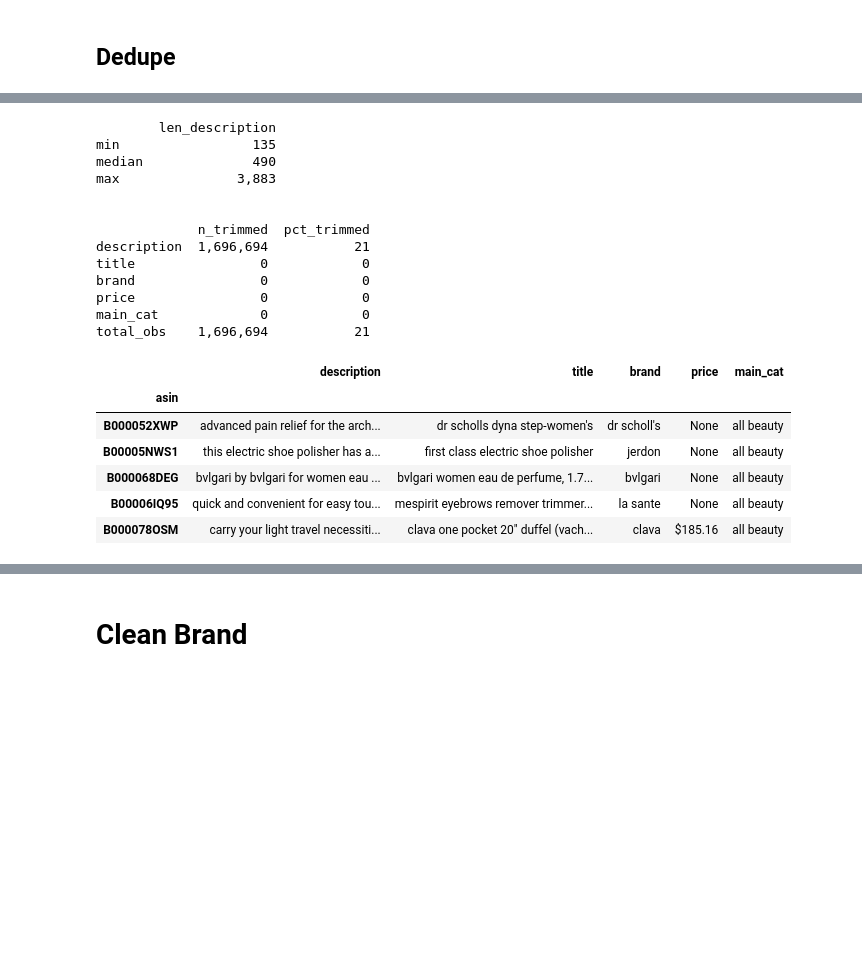
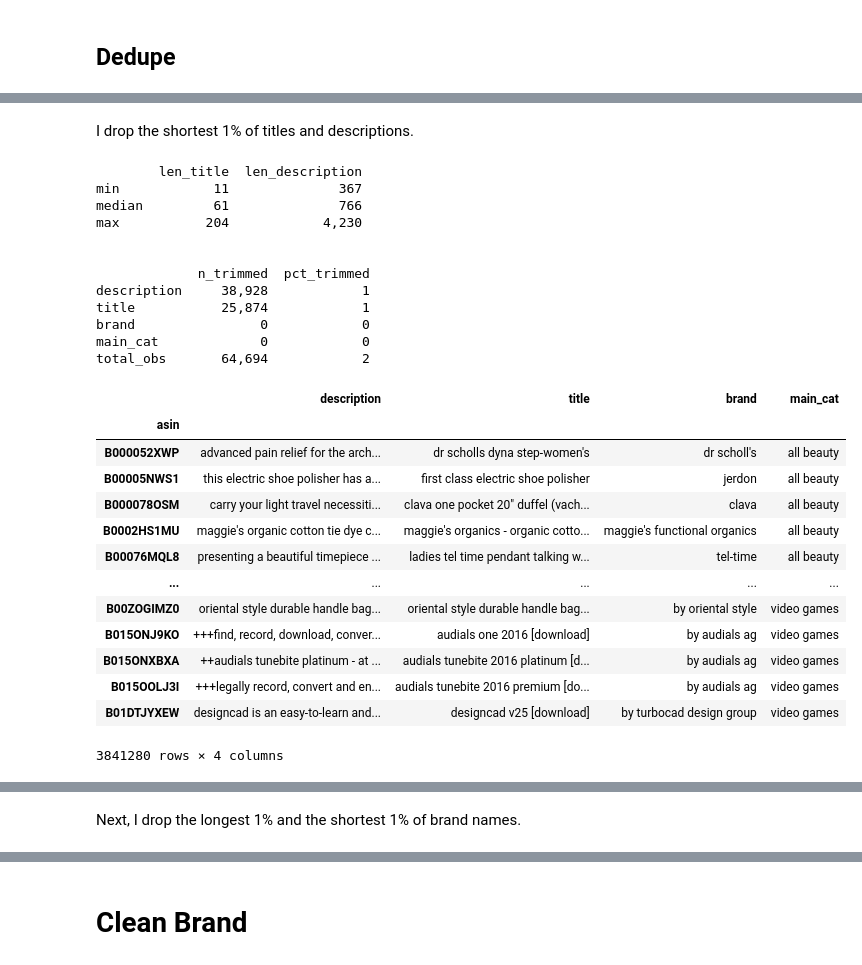
Before and after one commit to ndgigliotti/amazon-product-classifier, a Jupyter notebook: big_clean.ipynb, the cells around one changed output, grey strips where cells are left out. Drawn from its saved outputs; the diff is of its cells as text; code cells hidden in the pictures; blank space fills up the shorter version.

Commit message:
drop more short docs

```diff
--- a/big_clean.ipynb
+++ b/big_clean.ipynb
@@ -367,4 +528,4 @@ df.to_parquet(
 # %%
-df = pd.read_parquet("data/clean_text", engine="pyarrow")
+df = pd.read_parquet("data/filter_checkpoint", engine="pyarrow")
 df.head()
 # %% [output]
@@ -391,34 +552,39 @@ max             257,332      1,996      1,986      4,648
 [interactive output not drawn]
+# %% [markdown]
+I drop the shortest 1% of titles and descriptions.
 # %%
-df = lang.trim_length_outliers(
-    df,
-    subset=["description"],
-    q_lower=0.2,
-    q_upper=0.99,
-)
-df.head()
+df = lang.trim_length_outliers(df, subset=["title", "description"], q_lower=0.01)
+df
 # %% [output]
-        len_description
-min                 135
-median              490
-max               3,883
+        len_title  len_description
+min            11              367
+median         61              766
+max           204            4,230
 
 
              n_trimmed  pct_trimmed
-description  1,696,694           21
-title                0            0
+description     38,928            1
+title           25,874            1
 brand                0            0
-price                0            0
 main_cat             0            0
-total_obs    1,696,694           21
+total_obs       64,694            2
-|  | description | title | brand | price | main_cat |
-| asin |  |  |  |  |  |
-| B000052XWP | advanced pain relief for the arch... | dr scholls dyna step-women's | dr scholl's | None | all beauty |
-| B00005NWS1 | this electric shoe polisher has a... | first class electric shoe polisher | jerdon | None | all beauty |
-| B000068DEG | bvlgari by bvlgari for women eau ... | bvlgari women eau de perfume, 1.7... | bvlgari | None | all beauty |
-| B00006IQ95 | quick and convenient for easy tou... | mespirit eyebrows remover trimmer... | la sante | None | all beauty |
-| B000078OSM | carry your light travel necessiti... | clava one pocket 20" duffel (vach... | clava | $185.16 | all beauty |
+|  | description | title | brand | main_cat |
+| asin |  |  |  |  |
+| B000052XWP | advanced pain relief for the arch... | dr scholls dyna step-women's | dr scholl's | all beauty |
+| B00005NWS1 | this electric shoe polisher has a... | first class electric shoe polisher | jerdon | all beauty |
+| B000078OSM | carry your light travel necessiti... | clava one pocket 20" duffel (vach... | clava | all beauty |
+| B0002HS1MU | maggie's organic cotton tie dye c... | maggie's organics - organic cotto... | maggie's functional organics | all beauty |
+| B00076MQL8 | presenting a beautiful timepiece ... | ladies tel time pendant talking w... | tel-time | all beauty |
+| ... | ... | ... | ... | ... |
+| B00ZOGIMZ0 | oriental style durable handle bag... | oriental style durable handle bag... | by oriental style | video games |
+| B015ONJ9KO | +++find, record, download, conver... | audials one 2016 [download] | by audials ag | video games |
+| B015ONXBXA | ++audials tunebite platinum - at ... | audials tunebite 2016 platinum [d... | by audials ag | video games |
+| B015OOLJ3I | +++legally record, convert and en... | audials tunebite 2016 premium [do... | by audials ag | video games |
+| B01DTJYXEW | designcad is an easy-to-learn and... | designcad v25 [download] | by turbocad design group | video games |
+3841280 rows × 4 columns
 [interactive output not drawn]
+# %% [markdown]
+Next, I drop the longest 1% and the shortest 1% of brand names.
 # %%
 df = lang.trim_length_outliers(
     df,
```
Also changed, not shown: parts of 99 cells of this notebook, 2 other files.
